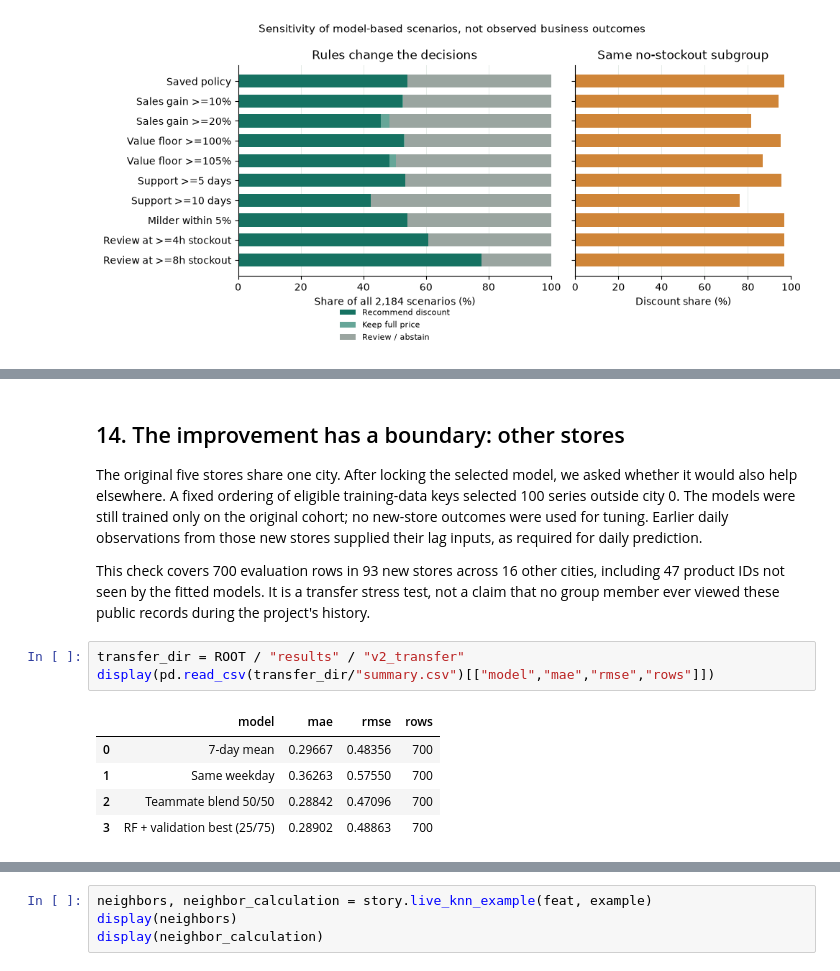
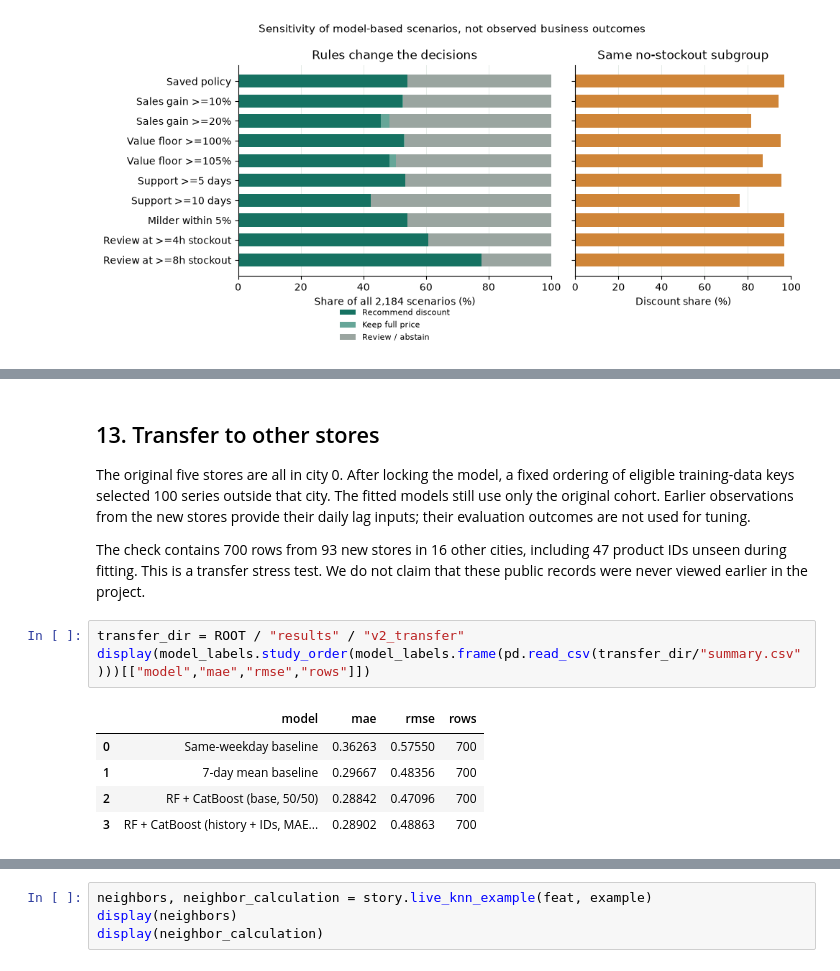
Before and after one commit to Lisayinyy/MAIB_7002, a Jupyter notebook: 02_lisa_pipeline.ipynb, the cells around one changed output, grey strips where cells are left out. Drawn from its saved outputs; the diff is of its cells as text.

```diff
--- a/02_lisa_pipeline.ipynb
+++ b/02_lisa_pipeline.ipynb
@@ -1015,20 +924,15 @@ plt.show()
 # %% [markdown]
-## 14. The improvement has a boundary: other stores
+## 13. Transfer to other stores
 
-The original five stores share one city. After locking the selected model, we asked whether it would
-also help elsewhere. A fixed ordering of eligible training-data keys selected 100 series outside city 0.
-The models were still trained only on the original cohort; no new-store outcomes were used for tuning.
-Earlier daily observations from those new stores supplied their lag inputs, as required for daily prediction.
+The original five stores are all in city 0. After locking the model, a fixed ordering of eligible training-data keys selected 100 series outside that city. The fitted models still use only the original cohort. Earlier observations from the new stores provide their daily lag inputs; their evaluation outcomes are not used for tuning.
 
-This check covers 700 evaluation rows in 93 new stores across 16 other cities, including 47 product IDs
-not seen by the fitted models. It is a transfer stress test, not a claim that no group member ever viewed
-these public records during the project's history.
+The check contains 700 rows from 93 new stores in 16 other cities, including 47 product IDs unseen during fitting. This is a transfer stress test. We do not claim that these public records were never viewed earlier in the project.
 # %%
 transfer_dir = ROOT / "results" / "v2_transfer"
-display(pd.read_csv(transfer_dir/"summary.csv")[["model","mae","rmse","rows"]])
+display(model_labels.study_order(model_labels.frame(pd.read_csv(transfer_dir/"summary.csv")))[["model","mae","rmse","rows"]])
 # %% [output]
 |  | model | mae | rmse | rows |
-| 0 | 7-day mean | 0.29667 | 0.48356 | 700 |
-| 1 | Same weekday | 0.36263 | 0.57550 | 700 |
-| 2 | Teammate blend 50/50 | 0.28842 | 0.47096 | 700 |
-| 3 | RF + validation best (25/75) | 0.28902 | 0.48863 | 700 |
+| 0 | Same-weekday baseline | 0.36263 | 0.57550 | 700 |
+| 1 | 7-day mean baseline | 0.29667 | 0.48356 | 700 |
+| 2 | RF + CatBoost (base, 50/50) | 0.28842 | 0.47096 | 700 |
+| 3 | RF + CatBoost (history + IDs, MAE... | 0.28902 | 0.48863 | 700 |
```
Also changed, not shown: parts of 134 cells of this notebook, 18 other files.
